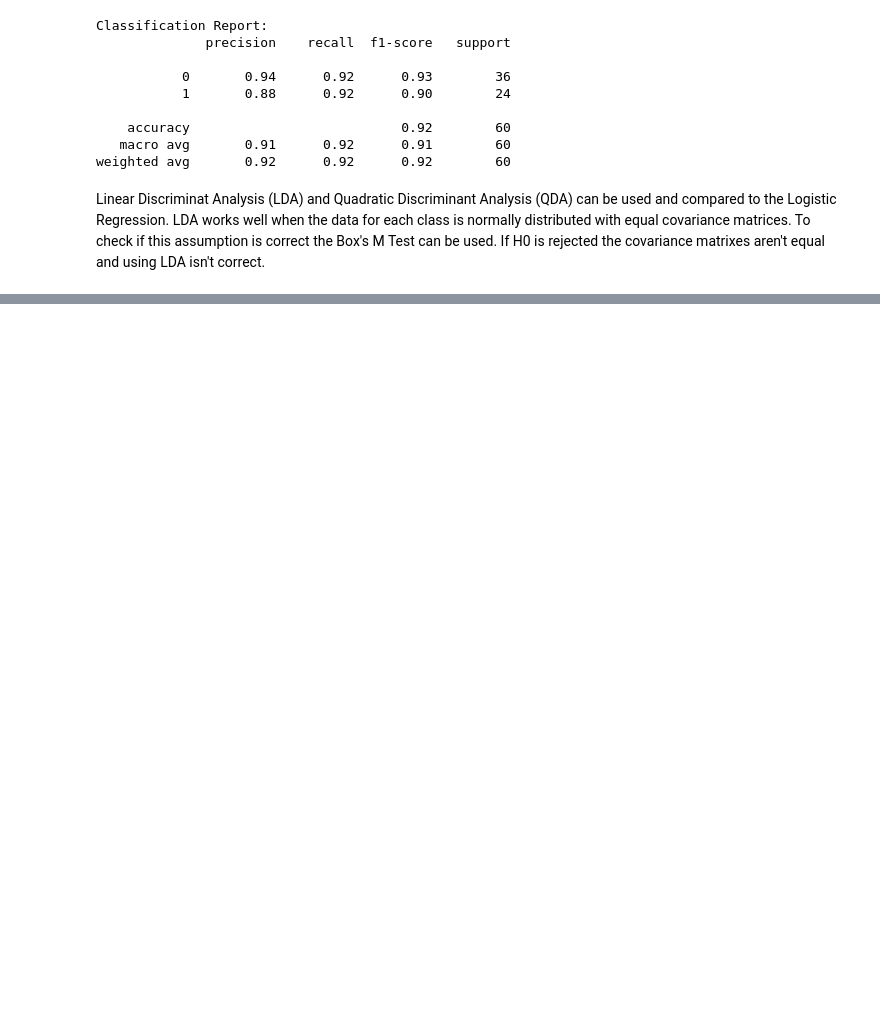
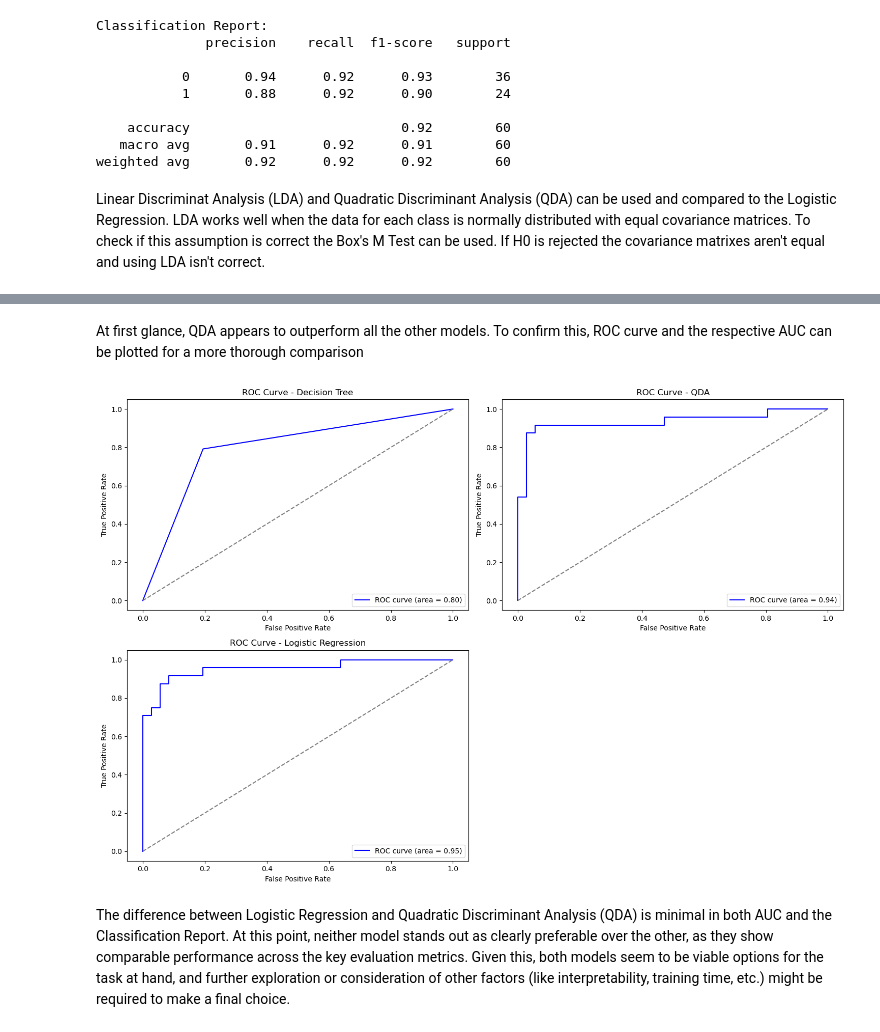
Before and after one commit to GioDeFra/Cleveland_Hart_Disease, a Jupyter notebook: Code.ipynb, the cells around one changed output, grey strips where cells are left out. Saved outputs shown, nothing was run; the diff lists cells and outputs as text; code cells hidden in the pictures; blank space fills up the shorter version.

```diff
--- a/Code.ipynb
+++ b/Code.ipynb
@@ -426,0 +496,46 @@ weighted avg       0.92      0.92      0.92        60
+# %% [markdown]
+At first glance, QDA appears to outperform all the other models. To confirm this, ROC curve and the respective AUC can be plotted for a more thorough comparison
+# %%
+from sklearn.metrics import roc_curve, roc_auc_score
+
+fig, axes = plt.subplots(2,2, figsize=(15, 10))
+axes = axes.flatten()
+
+y_prob_clf = best_clf.predict_proba(X_test1)[:, 1]
+y_prob_qda = qda.predict_proba(X_test)[:, 1]
+y_prob = log_reg.predict_proba(X_test)[:, 1]
+
+fpr, tpr, thresholds = roc_curve(y_test1, y_prob_clf)
+fpr1, tpr1, thresholds1 = roc_curve(y_test, y_prob_qda)
+fpr2, tpr2, thresholds2 = roc_curve(y_test, y_prob)
+
+axes[0].plot(fpr, tpr, color='blue', label='ROC curve (area = %0.2f)' % roc_auc_score(y_test1, y_prob_clf))
+axes[0].plot([0, 1], [0, 1], color='gray', linestyle='--')
+axes[0].set_xlabel('False Positive Rate')
+axes[0].set_ylabel('True Positive Rate')
+axes[0].set_title('ROC Curve - Decision Tree')
+axes[0].legend(loc='lower right')
+
+axes[1].plot(fpr1, tpr1, color='blue', label='ROC curve (area = %0.2f)' % roc_auc_score(y_test, y_prob_qda))
+axes[1].plot([0, 1], [0, 1], color='gray', linestyle='--')
+axes[1].set_xlabel('False Positive Rate')
+axes[1].set_ylabel('True Positive Rate')
+axes[1].set_title('ROC Curve - QDA')
+axes[1].legend(loc='lower right')
+
+axes[2].plot(fpr2, tpr2, color='blue', label='ROC curve (area = %0.2f)' % roc_auc_score(y_test, y_prob))
+axes[2].plot([0, 1], [0, 1], color='gray', linestyle='--')
+axes[2].set_xlabel('False Positive Rate')
+axes[2].set_ylabel('True Positive Rate')
+axes[2].set_title('ROC Curve - Logistic Regression')
+axes[2].legend(loc='lower right')
+
+plt.subplots_adjust(hspace=0.4, wspace=0.4)
+plt.tight_layout()
+axes[3].axis('off')
+plt.show()
+# %% [output]
+[figure, added]
+# %% [markdown]
+
+The difference between Logistic Regression and Quadratic Discriminant Analysis (QDA) is minimal in both AUC and the Classification Report. At this point, neither model stands out as clearly preferable over the other, as they show comparable performance across the key evaluation metrics. Given this, both models seem to be viable options for the task at hand, and further exploration or consideration of other factors (like interpretability, training time, etc.) might be required to make a final choice.
```
Also changed, not shown: parts of 16 cells of this notebook.
